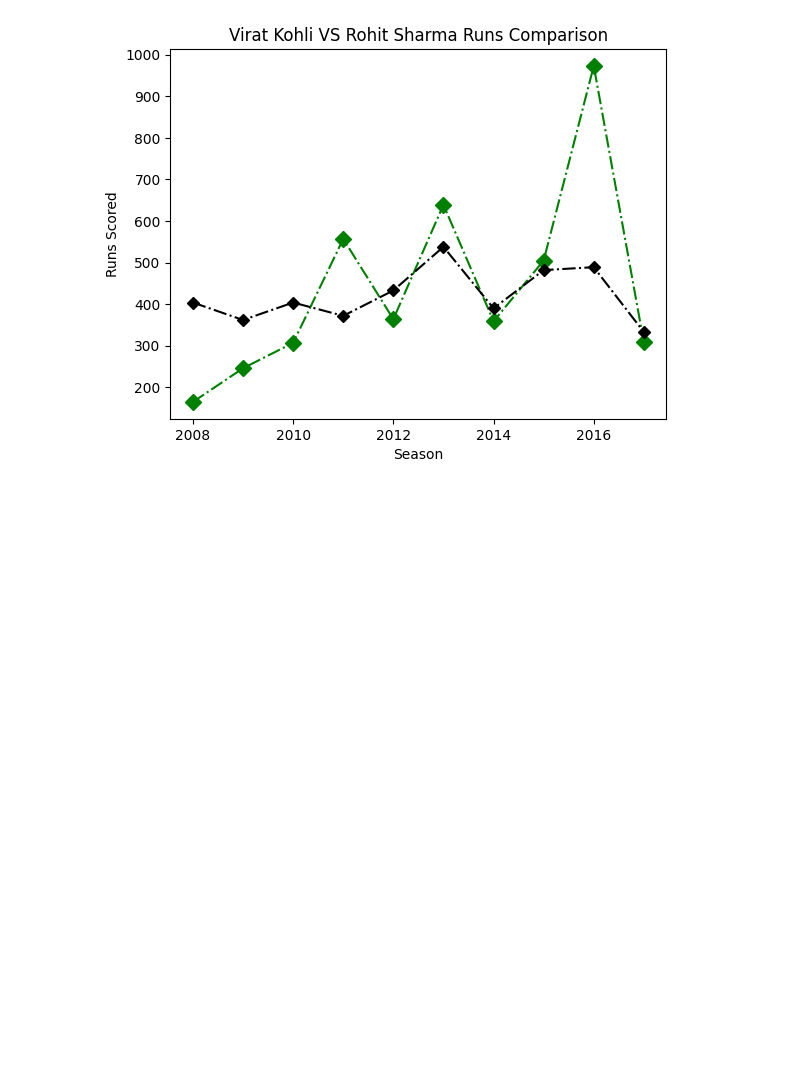
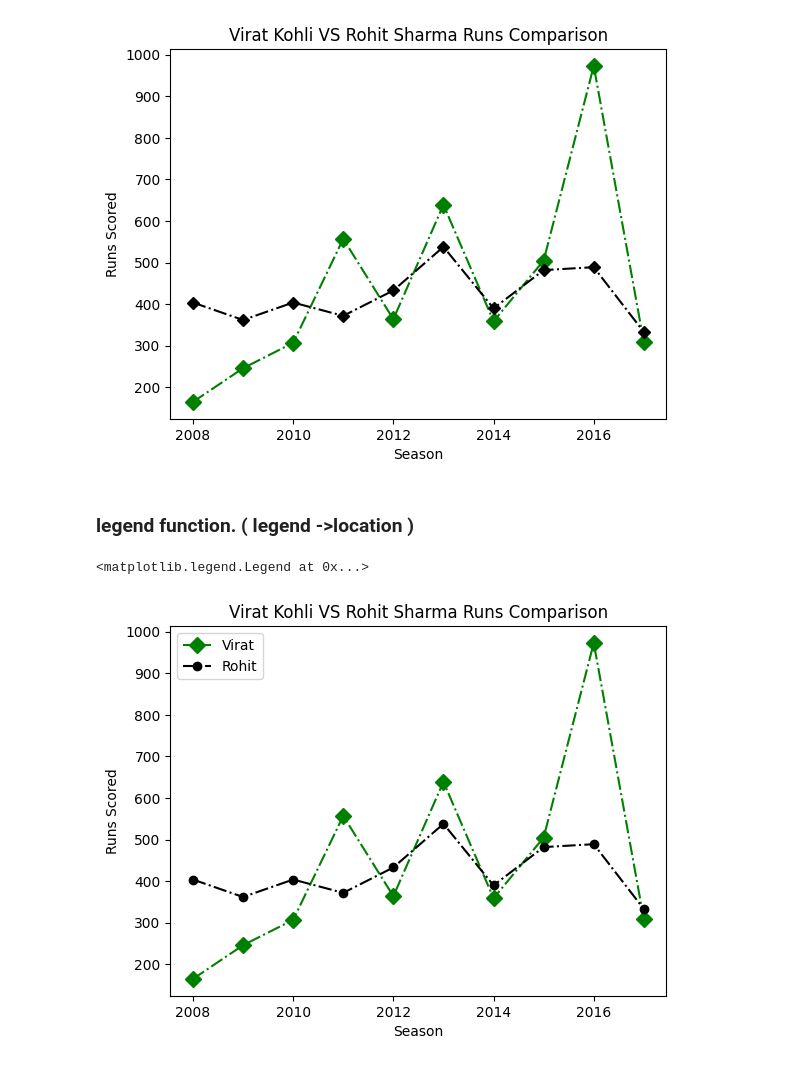
Before and after one commit to mohitjaryal/matplotlib, a Jupyter notebook: Datavisulization/sharmaKohliData.ipynb, the cells around one changed output. Cells and saved outputs as stored; diff of their text form; code cells hidden in the pictures; blank space fills up the shorter version.

```diff
--- a/Datavisulization/sharmaKohliData.ipynb
+++ b/Datavisulization/sharmaKohliData.ipynb
@@ -156,3 +156,23 @@ plt.ylabel('Runs Scored')
 # %% [output]
 Text(0, 0.5, 'Runs Scored')
 [figure]
+# %% [markdown]
+### legend function. ( legend ->location )
+# %%
+# multiple plotting
+plt.plot(batsman['index'],batsman['V Kohli'],color = 'green',linestyle='dashdot',marker='D',markersize=8,label='Virat')
+plt.plot(batsman['index'],batsman['RG Sharma'],color = 'black',linestyle='dashdot',marker='o',markersize=6,label='Rohit')
+
+
+#graph title
+plt.title('Virat Kohli VS Rohit Sharma Runs Comparison')
+
+# lables
+plt.xlabel('Season')
+plt.ylabel('Runs Scored')
+
+# legend function
+plt.legend()
+# %% [output]
+<matplotlib.legend.Legend at 0x...>
+[figure, added]
```
Also changed, not shown: parts of 2 cells of this notebook.
